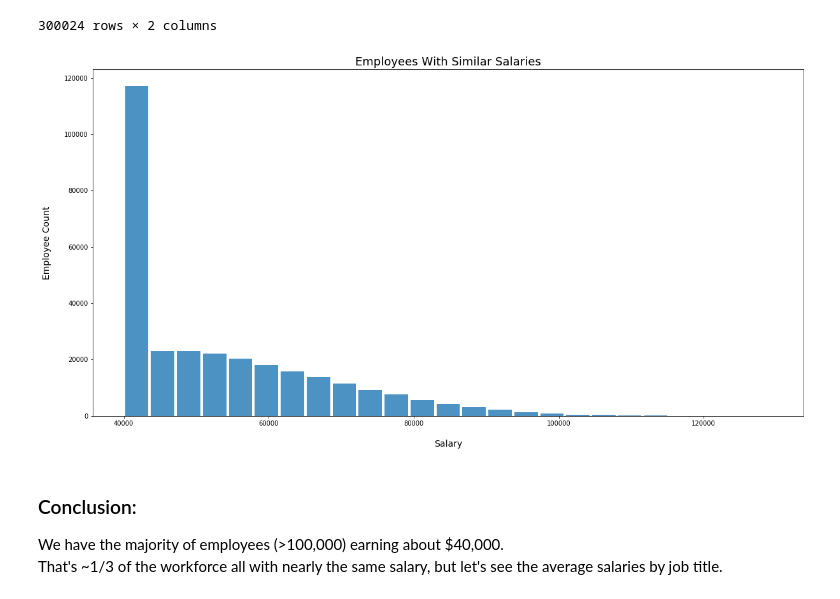
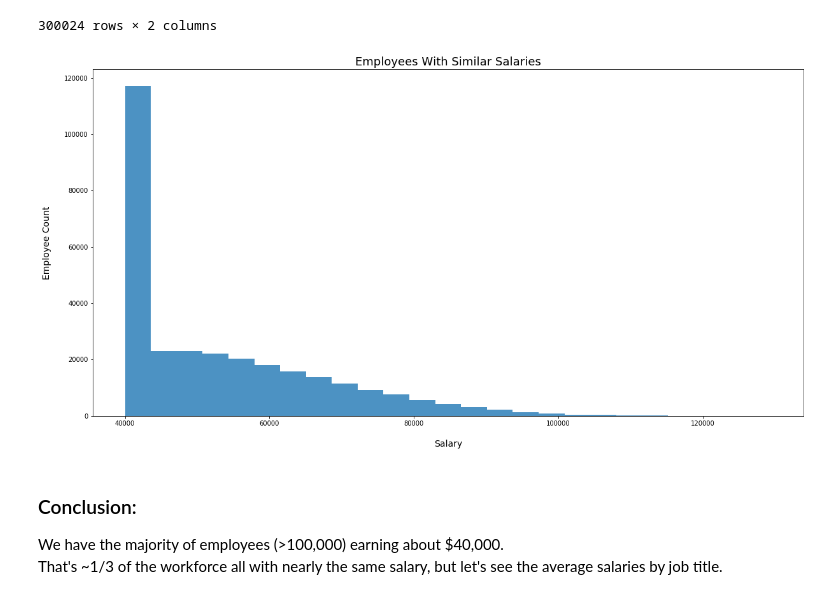
Before and after one commit to colbyhoke/sql-challenge, a Jupyter notebook: sql_challenge_bonus.ipynb, the cells around one changed output. Saved outputs shown, nothing was run; the diff lists cells and outputs as text; code cells hidden in the pictures.

```diff
--- a/sql_challenge_bonus.ipynb
+++ b/sql_challenge_bonus.ipynb
@@ -44,17 +44,17 @@ salary_df
 300024 rows × 2 columns
 # %%
 # Build the graph
-ax1 = salary_df['salary'].plot(kind='hist', bins=25, alpha=0.8, rwidth=0.9, figsize=(20,10))
+ax1 = salary_df['salary'].plot(kind='hist', bins=25, alpha=0.8, figsize=(20,10))
 
 # Set title and labels
 ax1.set_title("Employees With Similar Salaries", size=18)
 ax1.set_xlabel("Salary", labelpad=20, size=14)
 ax1.set_ylabel("Employee Count", labelpad=20, size=14)
 
 # Show the graph
 plt.show()
 # %% [output]
-[figure, old version]
+[figure, new version]
 # %% [markdown]
 ### Conclusion:
 We have the majority of employees (>100,000) earning about \$40,000.<br>
```
Also changed, not shown: 1 other file.
